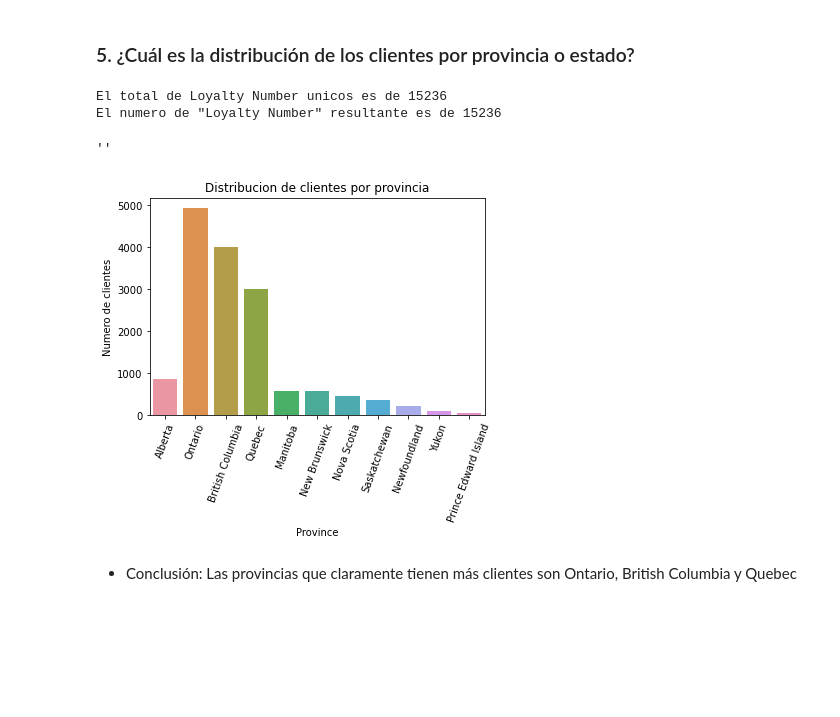
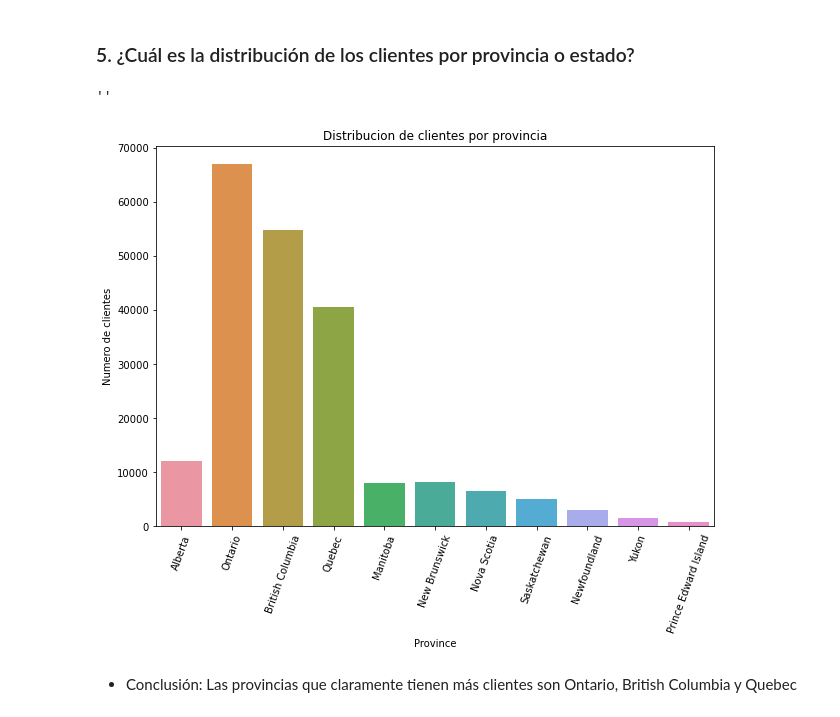
Before and after one commit to nuriancg/promo-H-DA-modulo3-evaluacion-final-NuriaCano, a Jupyter notebook: ejercicio-final-modulo-3-NuriaCano.ipynb, the cells around one changed output. Saved outputs shown, nothing was run; the diff lists cells and outputs as text; code cells hidden in the pictures; blank space fills up the shorter version.

```diff
--- a/ejercicio-final-modulo-3-NuriaCano.ipynb
+++ b/ejercicio-final-modulo-3-NuriaCano.ipynb
@@ -721,7 +795,13 @@ df_clientes[(df_clientes['Total Flights']==0) & (df_clientes['Flights Booked']==
 # %%
 # Procedemos a eliminar las 196128 filas que tienen las columnas indicados arriba == 0.
 # Para ello vamos a obtener los 'index number' de cada fila
-lista_index_flights_zero = df_clientes[(df_clientes['Total Flights']==0) & (df_clientes['Flights Booked']==0) & (df_clientes['Flights with Companions']==0) & (df_clientes['Distance']==0) & (df_clientes['Points Accumulated']==0) & (df_clientes['Points Redeemed']==0) & (df_clientes['Dollar Cost Points Redeemed']==0)].index
+lista_index_flights_zero = df_clientes[(df_clientes['Total Flights']==0) &
+                                       (df_clientes['Flights Booked']==0) &
+                                       (df_clientes['Flights with Companions']==0) &
+                                       (df_clientes['Distance']==0) &
+                                       (df_clientes['Points Accumulated']==0) &
+                                       (df_clientes['Points Redeemed']==0) &
+                                       (df_clientes['Dollar Cost Points Redeemed']==0)].index
 len(lista_index_flights_zero)
 # %% [output]
 196128
@@ -1125,32 +1204,23 @@ plt.title('Relación entre distancia de los vuelos y puntos acumulados')
 * Conclusión: Hay una relacion directa entre estas dos variables, en concreto hay una correlacion positiva. A mayor distancia, mayor los puntos acumulados.
 # %% [markdown]
 ### 5. ¿Cuál es la distribución de los clientes por provincia o estado?
-# %%
-# Para visualizar la distribución de los clientes por provincia o estado necesitamos asegurarnos que no se repitan los 'Loyalty Number'
-print('El total de Loyalty Number unicos es de', len(df_clientes['Loyalty Number'].unique().tolist()))
-#Creamos una copia del df_clientes
-df_LN = df_clientes.copy()
-
-# Eliminamos los duplicados
-df_LN.drop_duplicates(subset=['Loyalty Number'], inplace=True)
-print(f'El numero de "Loyalty Number" resultante es de {df_LN.shape[0]}')
-# %% [output]
-El total de Loyalty Number unicos es de 15236
-El numero de "Loyalty Number" resultante es de 15236
 # %%
-# Visualizamos los datos con un 'Count plot' ya que es una variable categorica
-sns.countplot( x='Province', data=df_LN)
+# Le damos el tamaño que queremos a nuestra gráfica
+plt.figure(figsize=[10,7])
+
+# Visualizamos los datos con un 'Count plot' para ver la frequencia de cada valor ya que es una variable categorica
+sns.countplot( x='Province', data=df_clientes)
 
 # cambiamos los nombres de los ejes
 plt.ylabel('Numero de clientes')
 plt.xticks(rotation=70)
 
 # Añadimos un titulo
 plt.title('Distribucion de clientes por provincia')
 ;
 # %% [output]
 ''
-[figure, old version]
+[figure, new version]
 # %% [markdown]
 * Conclusión: Las provincias que claramente tienen más clientes son Ontario, British Columbia y Quebec
 # %% [markdown]
```
Also changed, not shown: parts of 22 cells of this notebook.
